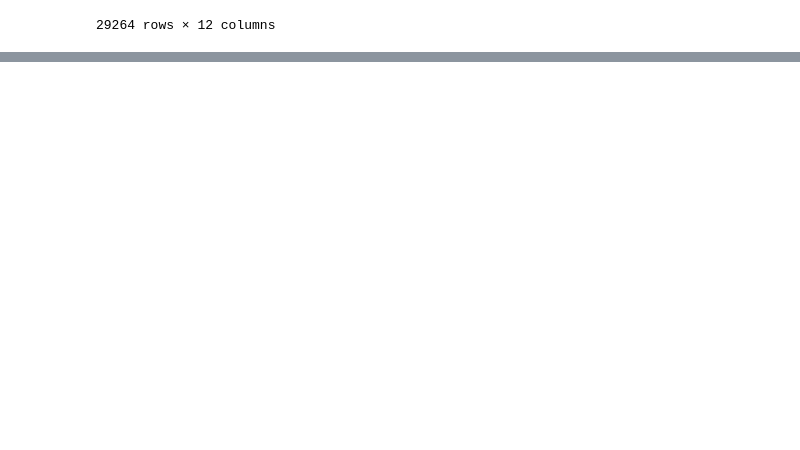
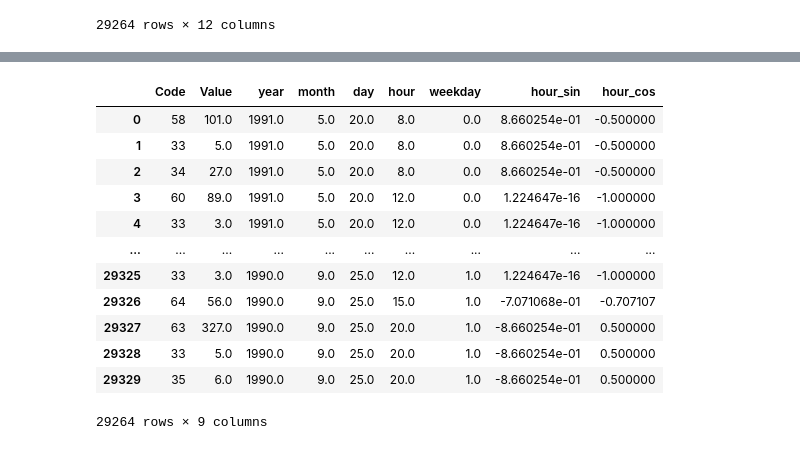
Before and after one commit to zogle-labs/diabetes-prediction, a Jupyter notebook: notebooks/01_data_exploration.ipynb, the cells around one changed output, grey strips where cells are left out. Cells and saved outputs as stored; diff of their text form; code cells hidden in the pictures; blank space fills up the shorter version.

```diff
--- a/notebooks/01_data_exploration.ipynb
+++ b/notebooks/01_data_exploration.ipynb
@@ -154,0 +186,17 @@ df.to_csv('../data/processed/cleaned_data.csv', index=False)
+# %%
+df["Value"] = pd.to_numeric(df['Value'], errors='coerce')
+df
+# %% [output]
+|  | Code | Value | year | month | day | hour | weekday | hour_sin | hour_cos |
+| 0 | 58 | 101.0 | 1991.0 | 5.0 | 20.0 | 8.0 | 0.0 | 8.660254e-01 | -0.500000 |
+| 1 | 33 | 5.0 | 1991.0 | 5.0 | 20.0 | 8.0 | 0.0 | 8.660254e-01 | -0.500000 |
+| 2 | 34 | 27.0 | 1991.0 | 5.0 | 20.0 | 8.0 | 0.0 | 8.660254e-01 | -0.500000 |
+| 3 | 60 | 89.0 | 1991.0 | 5.0 | 20.0 | 12.0 | 0.0 | 1.224647e-16 | -1.000000 |
+| 4 | 33 | 3.0 | 1991.0 | 5.0 | 20.0 | 12.0 | 0.0 | 1.224647e-16 | -1.000000 |
+| ... | ... | ... | ... | ... | ... | ... | ... | ... | ... |
+| 29325 | 33 | 3.0 | 1990.0 | 9.0 | 25.0 | 12.0 | 1.0 | 1.224647e-16 | -1.000000 |
+| 29326 | 64 | 56.0 | 1990.0 | 9.0 | 25.0 | 15.0 | 1.0 | -7.071068e-01 | -0.707107 |
+| 29327 | 63 | 327.0 | 1990.0 | 9.0 | 25.0 | 20.0 | 1.0 | -8.660254e-01 | 0.500000 |
+| 29328 | 33 | 5.0 | 1990.0 | 9.0 | 25.0 | 20.0 | 1.0 | -8.660254e-01 | 0.500000 |
+| 29329 | 35 | 6.0 | 1990.0 | 9.0 | 25.0 | 20.0 | 1.0 | -8.660254e-01 | 0.500000 |
+29264 rows × 9 columns
```
Also changed, not shown: parts of 7 cells of this notebook, 2 other files.
